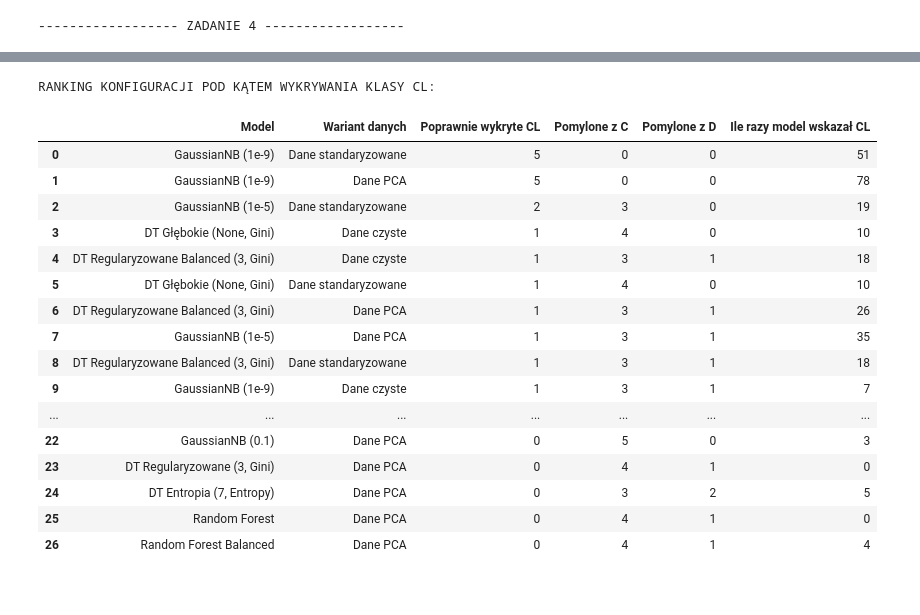
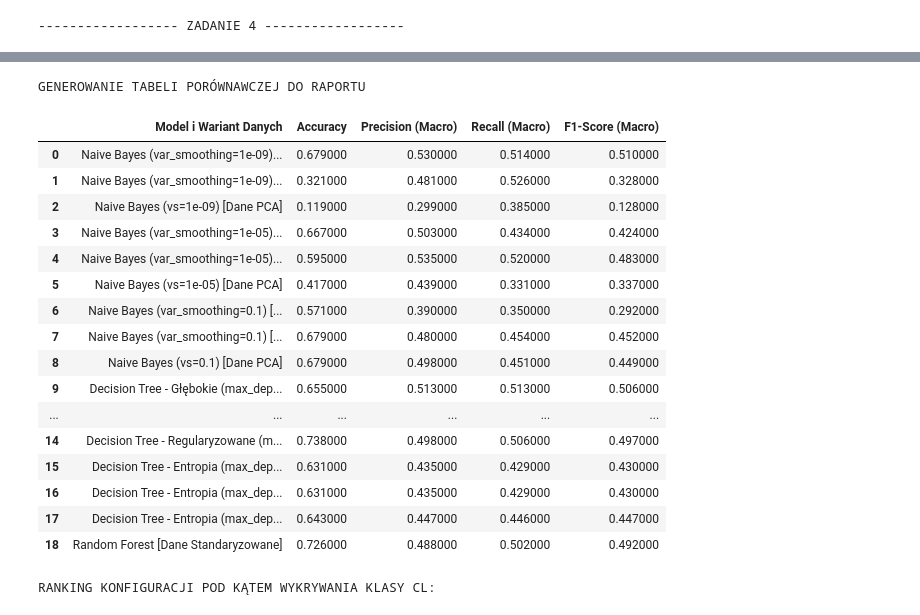
Before and after one commit to Skiperpol/artificial-intelligence-and-knowledge-engineering, a Jupyter notebook: task-4/Zadanie4.ipynb, the cells around one changed output, grey strips where cells are left out. Drawn from its saved outputs; the diff is of its cells as text; code cells hidden in the pictures.

```diff
--- a/task-4/Zadanie4.ipynb
+++ b/task-4/Zadanie4.ipynb
@@ -255,26 +255,3 @@ Drzewo regularyzowane (max_depth=3) -> Trening: 0.763 | Test: 0.655
 print("------------------ ZADANIE 4 ------------------")
 # %% [output]
 ------------------ ZADANIE 4 ------------------
-# %%
-best_model = DecisionTreeClassifier(max_depth=3, criterion='gini', random_state=42)
-best_model.fit(X_train_pca, y_train.values.ravel())
-predykcje_best = best_model.predict(X_test_pca)
-
-labels = ["C", "D", "CL"]
-cm = confusion_matrix(y_test.values.ravel(), predykcje_best, labels=labels)
-
-cm_df = pd.DataFrame(
-    cm,
-    index=[f"true_{l}" for l in labels],
-    columns=[f"pred_{l}" for l in labels]
-)
-
-print("SZCZEGÓŁOWA ANALIZA BŁĘDÓW")
-print(cm_df)
-print("CL poprawnie wykryte (cm[2,2]):", cm[2,2])
-print("CL pomylone z C (cm[2,0]):", cm[2,0])
-print("CL pomylone z D (cm[2,1]):", cm[2,1])
-
-print("\n\nGENEROWANIE TABELI PORÓWNAWCZEJ DO RAPORTU")
-tabela_koncowa = pd.DataFrame(lista_wynikow)
-display(tabela_koncowa)
@@ -339,48 +287,56 @@ analiza_cl = []
 for nazwa_danych, (X_tr, X_te) in warianty_danych.items():
     for nazwa_modelu, model_bazowy in modele_do_testu:
 
         model = clone(model_bazowy)
 
         model.fit(X_tr, y_train.values.ravel())
         predykcje = model.predict(X_te)
         cm = confusion_matrix(y_test.values.ravel(), predykcje, labels=etykiety)
 
         cl_poprawne = cm[2, 2]
         cl_jako_c = cm[2, 0]
         cl_jako_d = cm[2, 1]
 
         cl_wskazane_ogolem = cm[0, 2] + cm[1, 2] + cm[2, 2]
 
         analiza_cl.append({
             "Model": nazwa_modelu,
             "Wariant danych": nazwa_danych,
             "Poprawnie wykryte CL": cl_poprawne,
             "Pomylone z C": cl_jako_c,
             "Pomylone z D": cl_jako_d,
             "Ile razy model wskazał CL": cl_wskazane_ogolem
         })
 
 df_analiza_cl = pd.DataFrame(analiza_cl)
 df_analiza_cl = df_analiza_cl.sort_values(by="Poprawnie wykryte CL", ascending=False).reset_index(drop=True)
 
+print("GENEROWANIE TABELI PORÓWNAWCZEJ DO RAPORTU")
+tabela_koncowa = pd.DataFrame(lista_wynikow)
+tabela_stylizowana = tabela_koncowa.style.set_properties(
+    subset=[tabela_koncowa.columns[0]], **{"width": "300px"}
+)
+display(tabela_stylizowana)
+
 print("RANKING KONFIGURACJI POD KĄTEM WYKRYWANIA KLASY CL:")
 display(df_analiza_cl)
 # %% [output]
-RANKING KONFIGURACJI POD KĄTEM WYKRYWANIA KLASY CL:
+GENEROWANIE TABELI PORÓWNAWCZEJ DO RAPORTU
-|  | Model | Wariant danych | Poprawnie wykryte CL | Pomylone z C | Pomylone z D | Ile razy model wskazał CL |
-| 0 | GaussianNB (1e-9) | Dane standaryzowane | 5 | 0 | 0 | 51 |
-| 1 | GaussianNB (1e-9) | Dane PCA | 5 | 0 | 0 | 78 |
-| 2 | GaussianNB (1e-5) | Dane standaryzowane | 2 | 3 | 0 | 19 |
-| 3 | DT Głębokie (None, Gini) | Dane czyste | 1 | 4 | 0 | 10 |
-| 4 | DT Regularyzowane Balanced (3, Gini) | Dane czyste | 1 | 3 | 1 | 18 |
-| 5 | DT Głębokie (None, Gini) | Dane standaryzowane | 1 | 4 | 0 | 10 |
-| 6 | DT Regularyzowane Balanced (3, Gini) | Dane PCA | 1 | 3 | 1 | 26 |
-| 7 | GaussianNB (1e-5) | Dane PCA | 1 | 3 | 1 | 35 |
-| 8 | DT Regularyzowane Balanced (3, Gini) | Dane standaryzowane | 1 | 3 | 1 | 18 |
-| 9 | GaussianNB (1e-9) | Dane czyste | 1 | 3 | 1 | 7 |
-| ... | ... | ... | ... | ... | ... | ... |
-| 22 | GaussianNB (0.1) | Dane PCA | 0 | 5 | 0 | 3 |
-| 23 | DT Regularyzowane (3, Gini) | Dane PCA | 0 | 4 | 1 | 0 |
-| 24 | DT Entropia (7, Entropy) | Dane PCA | 0 | 3 | 2 | 5 |
-| 25 | Random Forest | Dane PCA | 0 | 4 | 1 | 0 |
-| 26 | Random Forest Balanced | Dane PCA | 0 | 4 | 1 | 4 |
+|  | Model i Wariant Danych | Accuracy | Precision (Macro) | Recall (Macro) | F1-Score (Macro) |
+| 0 | Naive Bayes (var_smoothing=1e-09)... | 0.679000 | 0.530000 | 0.514000 | 0.510000 |
+| 1 | Naive Bayes (var_smoothing=1e-09)... | 0.321000 | 0.481000 | 0.526000 | 0.328000 |
+| 2 | Naive Bayes (vs=1e-09) [Dane PCA] | 0.119000 | 0.299000 | 0.385000 | 0.128000 |
+| 3 | Naive Bayes (var_smoothing=1e-05)... | 0.667000 | 0.503000 | 0.434000 | 0.424000 |
+| 4 | Naive Bayes (var_smoothing=1e-05)... | 0.595000 | 0.535000 | 0.520000 | 0.483000 |
+| 5 | Naive Bayes (vs=1e-05) [Dane PCA] | 0.417000 | 0.439000 | 0.331000 | 0.337000 |
+| 6 | Naive Bayes (var_smoothing=0.1) [... | 0.571000 | 0.390000 | 0.350000 | 0.292000 |
+| 7 | Naive Bayes (var_smoothing=0.1) [... | 0.679000 | 0.480000 | 0.454000 | 0.452000 |
+| 8 | Naive Bayes (vs=0.1) [Dane PCA] | 0.679000 | 0.498000 | 0.451000 | 0.449000 |
+| 9 | Decision Tree - Głębokie (max_dep... | 0.655000 | 0.513000 | 0.513000 | 0.506000 |
+| ... | ... | ... | ... | ... | ... |
+| 14 | Decision Tree - Regularyzowane (m... | 0.738000 | 0.498000 | 0.506000 | 0.497000 |
+| 15 | Decision Tree - Entropia (max_dep... | 0.631000 | 0.435000 | 0.429000 | 0.430000 |
+| 16 | Decision Tree - Entropia (max_dep... | 0.631000 | 0.435000 | 0.429000 | 0.430000 |
+| 17 | Decision Tree - Entropia (max_dep... | 0.643000 | 0.447000 | 0.446000 | 0.447000 |
+| 18 | Random Forest [Dane Standaryzowane] | 0.726000 | 0.488000 | 0.502000 | 0.492000 |
+RANKING KONFIGURACJI POD KĄTEM WYKRYWANIA KLASY CL:
```
Also changed, not shown: parts of 2 cells of this notebook, 4 other files.
